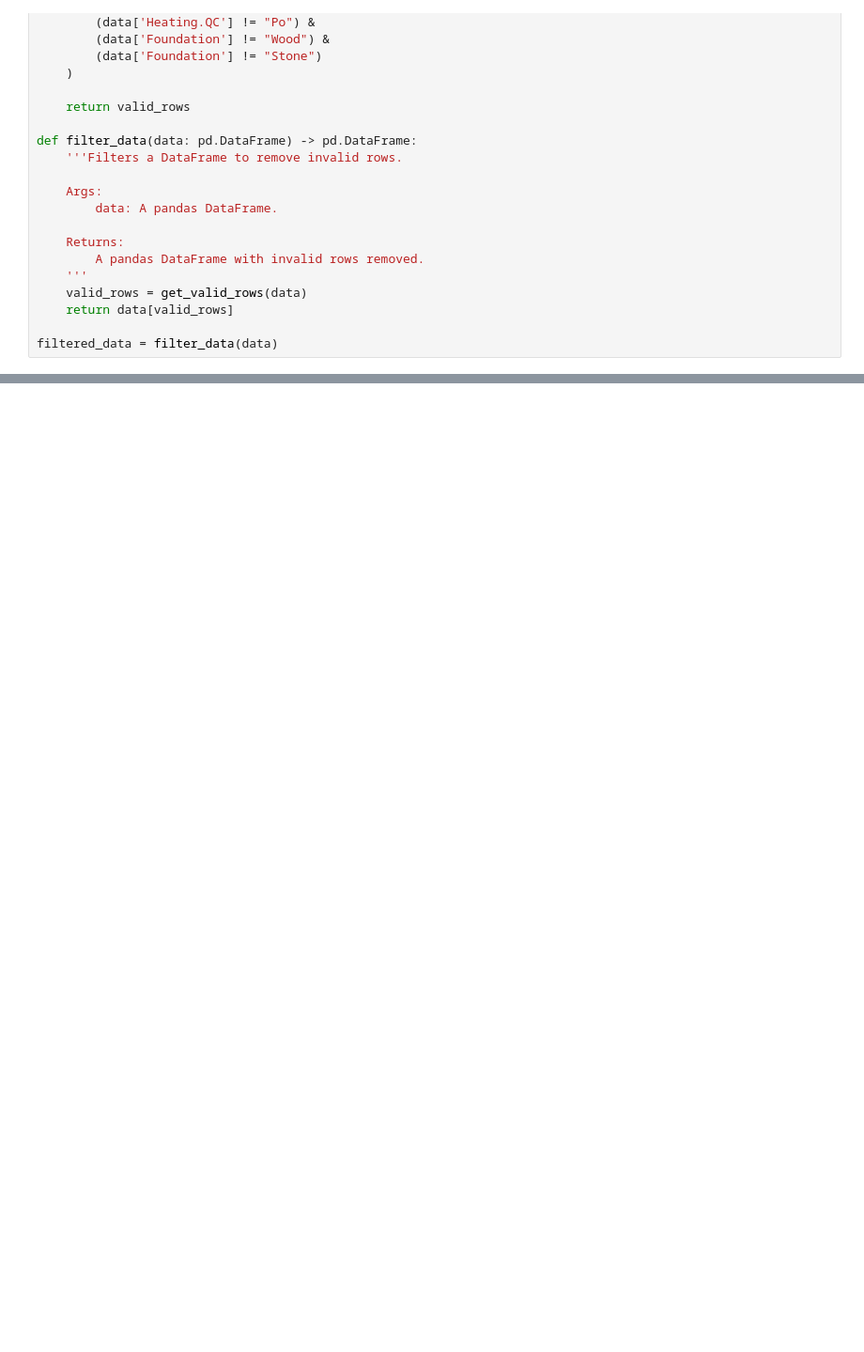
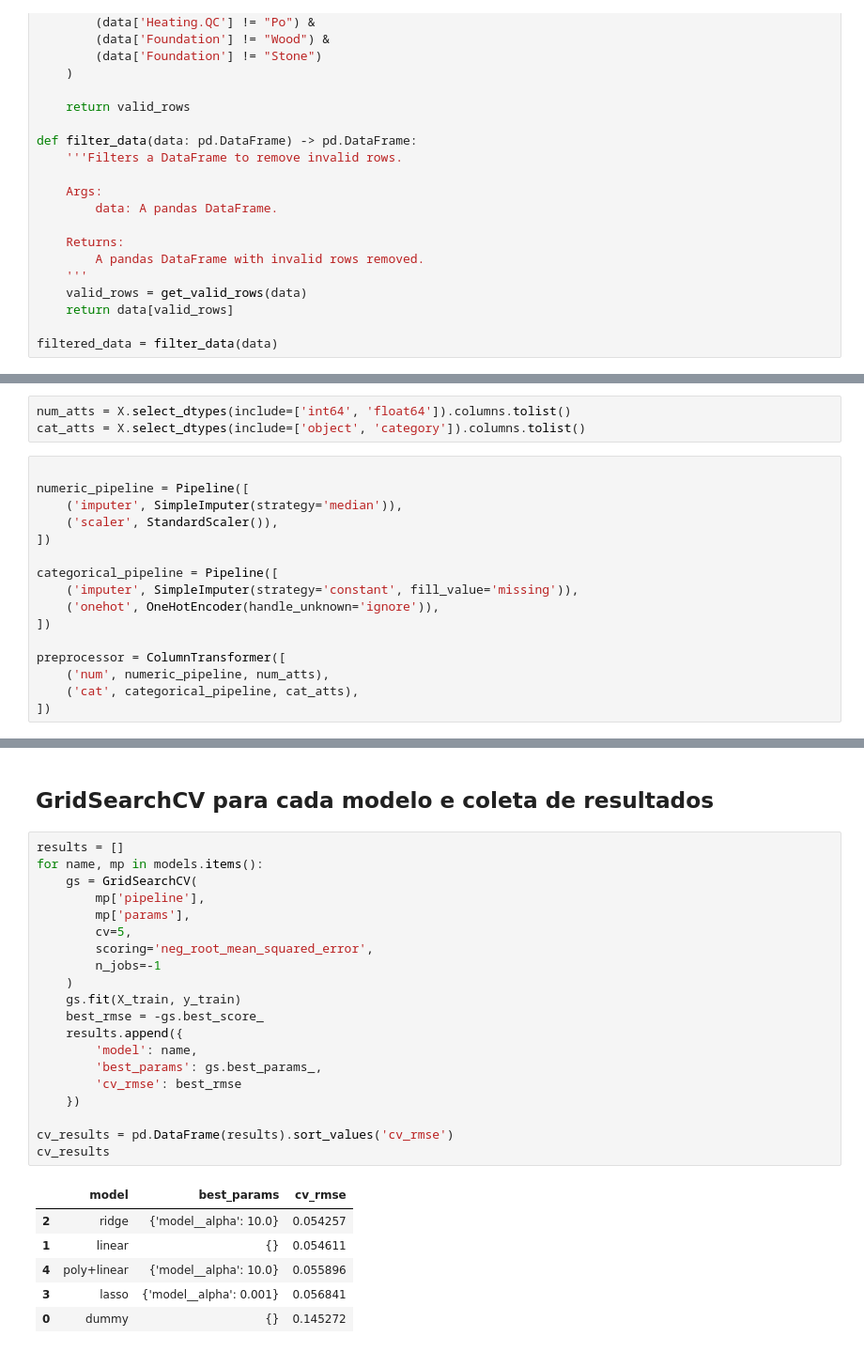
Before and after one commit to Joao-Pedro-Queiroz/projeto_ames, a Jupyter notebook: projeto.ipynb, the cells around one changed output, grey strips where cells are left out. Shown at 94% size. Cells and saved outputs as stored; diff of their text form; blank space fills up the shorter version.

```diff
--- a/projeto.ipynb
+++ b/projeto.ipynb
@@ -660,0 +683,19 @@ filtered_data = filter_data(data)
+# %%
+num_atts = X.select_dtypes(include=['int64', 'float64']).columns.tolist()
+cat_atts = X.select_dtypes(include=['object', 'category']).columns.tolist()
+# %%
+
+numeric_pipeline = Pipeline([
+    ('imputer', SimpleImputer(strategy='median')),
+    ('scaler', StandardScaler()),
+])
+
+categorical_pipeline = Pipeline([
+    ('imputer', SimpleImputer(strategy='constant', fill_value='missing')),
+    ('onehot', OneHotEncoder(handle_unknown='ignore')),
+])
+
+preprocessor = ColumnTransformer([
+    ('num', numeric_pipeline, num_atts),
+    ('cat', categorical_pipeline, cat_atts),
+])
@@ -660,0 +742,29 @@ filtered_data = filter_data(data)
+# %% [markdown]
+## GridSearchCV para cada modelo e coleta de resultados
+# %%
+results = []
+for name, mp in models.items():
+    gs = GridSearchCV(
+        mp['pipeline'],
+        mp['params'],
+        cv=5,
+        scoring='neg_root_mean_squared_error',
+        n_jobs=-1
+    )
+    gs.fit(X_train, y_train)
+    best_rmse = -gs.best_score_
+    results.append({
+        'model': name,
+        'best_params': gs.best_params_,
+        'cv_rmse': best_rmse
+    })
+
+cv_results = pd.DataFrame(results).sort_values('cv_rmse')
+cv_results
+# %% [output]
+|  | model | best_params | cv_rmse |
+| 2 | ridge | {'model__alpha': 10.0} | 0.054257 |
+| 1 | linear | {} | 0.054611 |
+| 4 | poly+linear | {'model__alpha': 10.0} | 0.055896 |
+| 3 | lasso | {'model__alpha': 0.001} | 0.056841 |
+| 0 | dummy | {} | 0.145272 |
```
Also changed, not shown: parts of 8 cells of this notebook.
